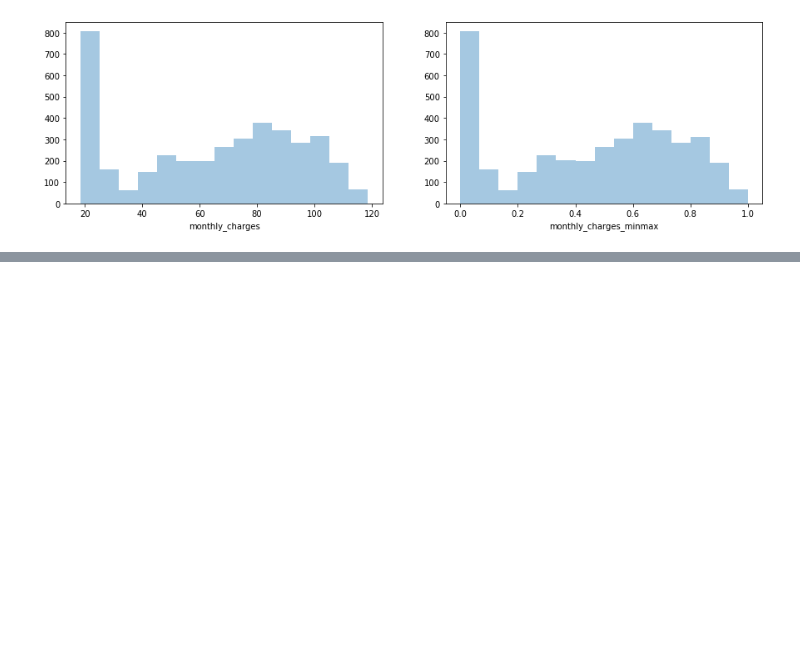
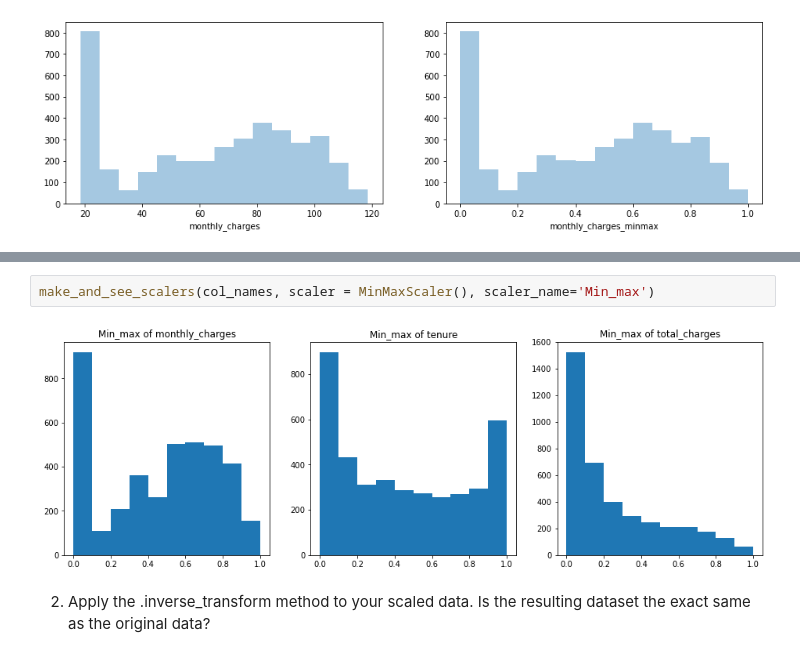
Before and after one commit to HeatherOrtegaMcMillan/regression-exercises, a Jupyter notebook: scaling.ipynb, the cells around one changed output, grey strips where cells are left out. Cells and saved outputs as stored; diff of their text form; blank space fills up the shorter version.

```diff
--- a/scaling.ipynb
+++ b/scaling.ipynb
@@ -139,0 +163,6 @@ train.head()
+# %%
+make_and_see_scalers(col_names, scaler = MinMaxScaler(), scaler_name='Min_max')
+# %% [output]
+[figure, added]
+# %% [markdown]
+2. Apply the .inverse_transform method to your scaled data. Is the resulting dataset the exact same as the original data?
```
Also changed, not shown: parts of 24 cells of this notebook.
